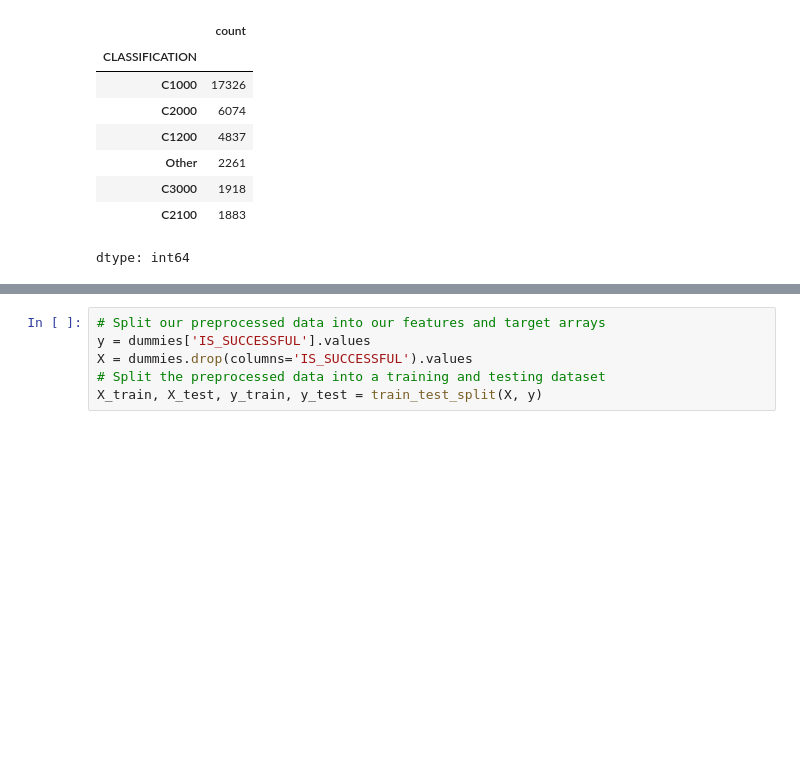
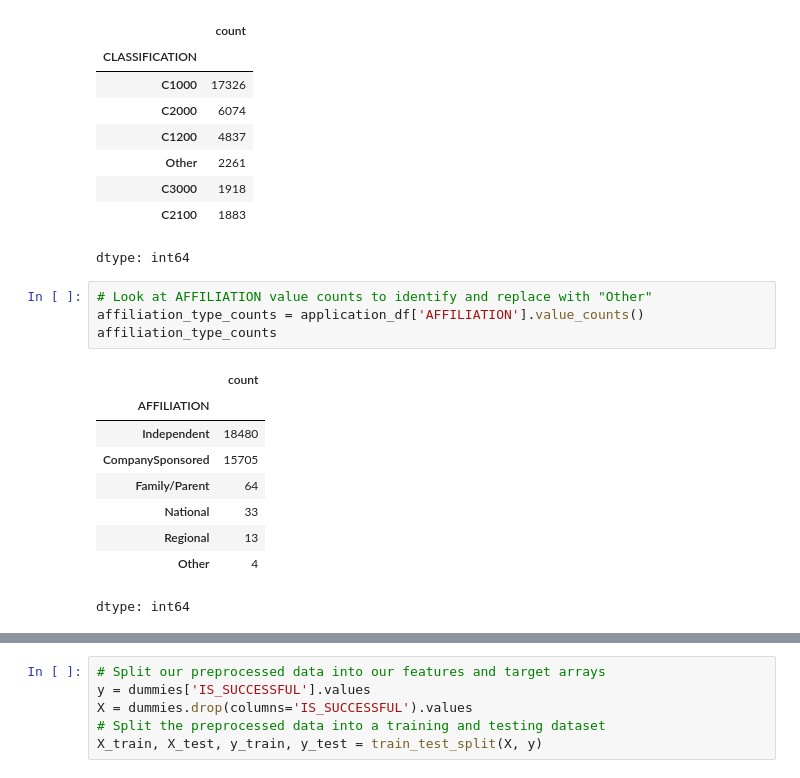
Before and after one commit to robinr1998/deep-learning-challenge, a Jupyter notebook: AlphabetSoupCharity_Optimization.ipynb, the cells around one changed output, grey strips where cells are left out. Cells and saved outputs as stored; diff of their text form; blank space fills up the shorter version.

```diff
--- a/AlphabetSoupCharity_Optimization.ipynb
+++ b/AlphabetSoupCharity_Optimization.ipynb
@@ -160,3 +160,17 @@ application_df['CLASSIFICATION'].value_counts()
 | C3000 | 1918 |
 | C2100 | 1883 |
 dtype: int64
+# %%
+# Look at AFFILIATION value counts to identify and replace with "Other"
+affiliation_type_counts = application_df['AFFILIATION'].value_counts()
+affiliation_type_counts
+# %% [output]
+|  | count |
+| AFFILIATION |  |
+| Independent | 18480 |
+| CompanySponsored | 15705 |
+| Family/Parent | 64 |
+| National | 33 |
+| Regional | 13 |
+| Other | 4 |
+dtype: int64
```
Also changed, not shown: parts of 20 cells of this notebook.
